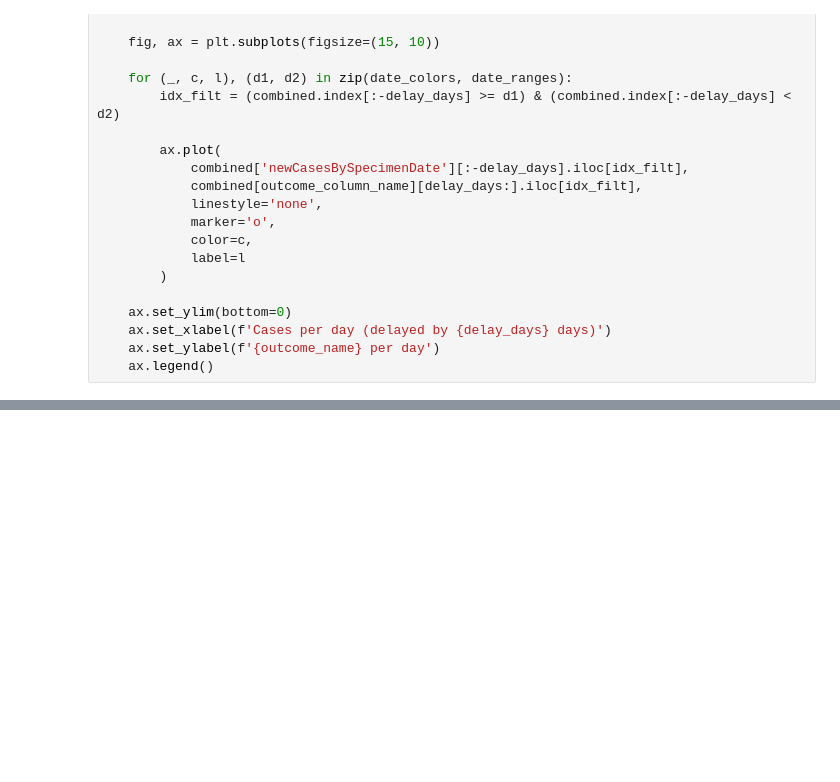
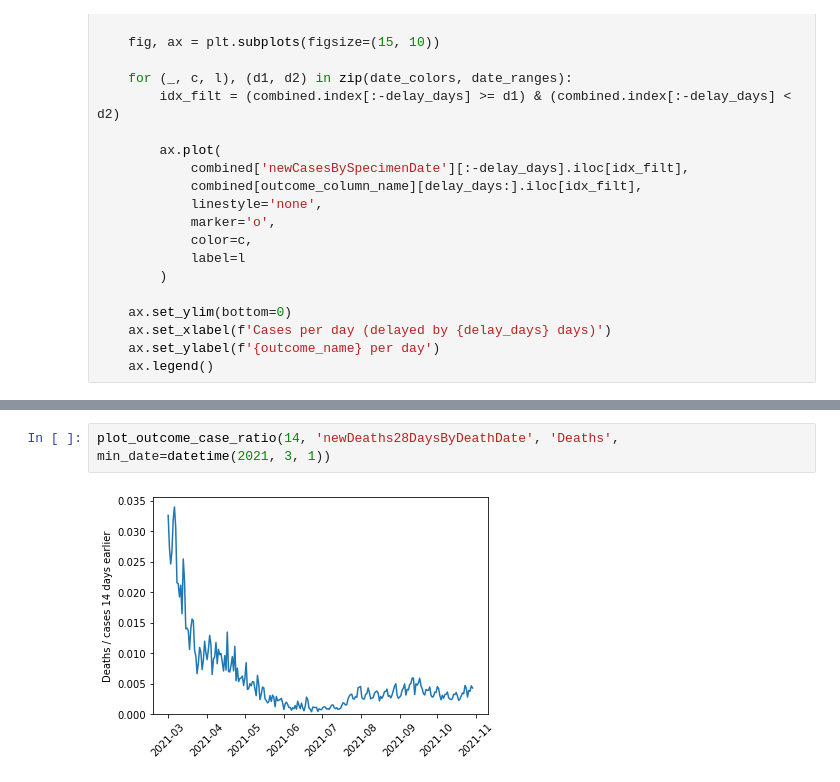
Before and after one commit to harrybraviner/covid_stats, a Jupyter notebook: deaths_vs_cases.ipynb, the cells around one changed output, grey strips where cells are left out. Drawn from its saved outputs; the diff is of its cells as text; blank space fills up the shorter version.

```diff
--- a/deaths_vs_cases.ipynb
+++ b/deaths_vs_cases.ipynb
@@ -106,0 +145,4 @@ Maximum correlation is 0.9183789368480096 at 7 days.
+# %%
+plot_outcome_case_ratio(14, 'newDeaths28DaysByDeathDate', 'Deaths', min_date=datetime(2021, 3, 1))
+# %% [output]
+[figure, added]
```
Also changed, not shown: parts of 8 cells of this notebook, 3 other files.
